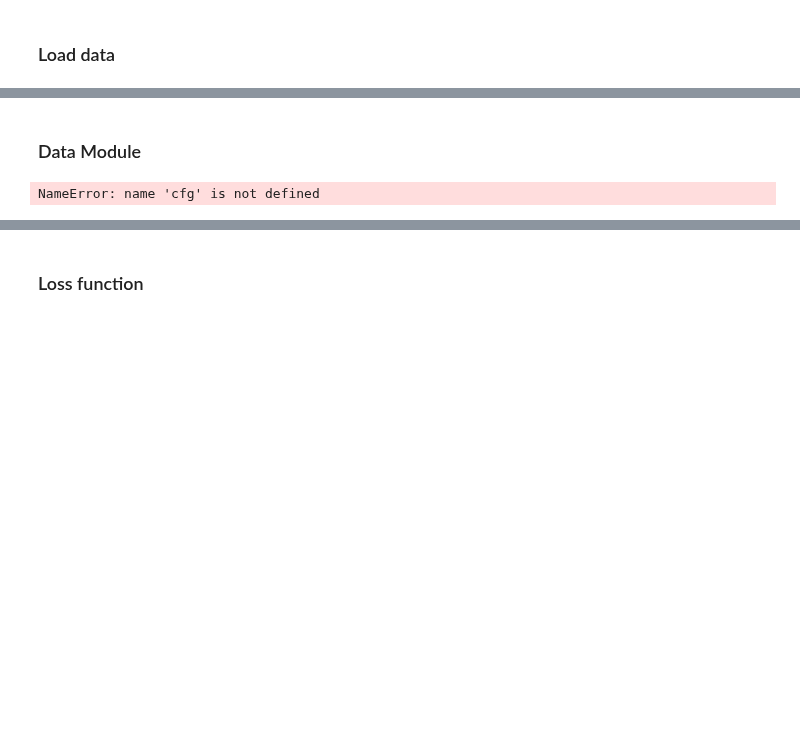
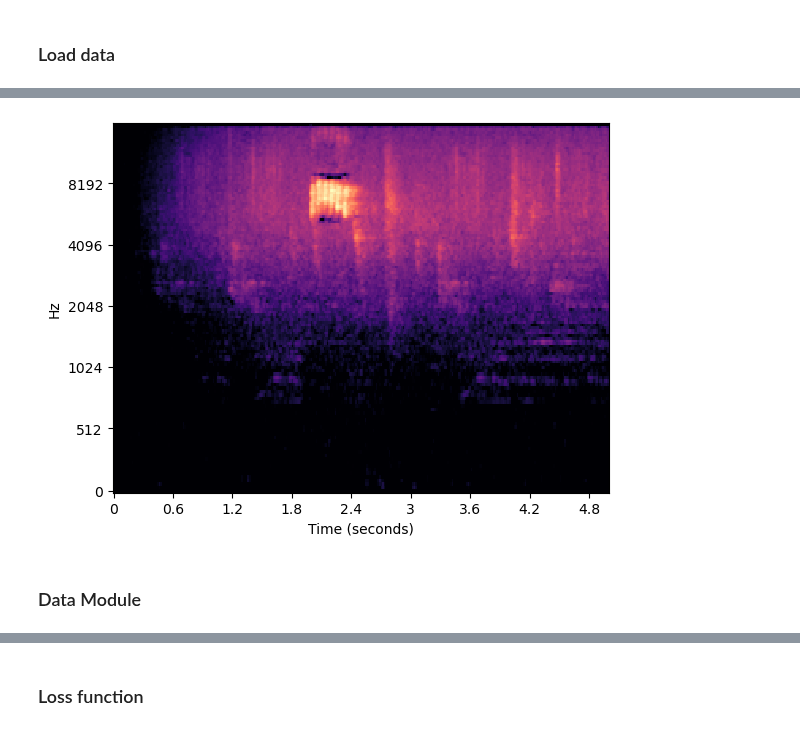
Before and after one commit to rosulucian/deep_learning_playground, a Jupyter notebook: kaggle/BIRD/train.ipynb, the cells around one changed output, grey strips where cells are left out. Drawn from its saved outputs; the diff is of its cells as text; code cells hidden in the pictures; blank space fills up the shorter version.

```diff
--- a/kaggle/BIRD/train.ipynb
+++ b/kaggle/BIRD/train.ipynb
@@ -204,2 +202,7 @@ plt.show()
+# %%
+librosa.display.specshow(spect[0].numpy(), y_axis="mel", x_axis='s', sr=CFG.SR)
+plt.show()
+# %% [output]
+[figure, added]
 # %% [markdown]
 ### Data Module
@@ -206,42 +258,40 @@ plt.show()
 # %%
-class spectro_datamodule(pl.LightningDataModule):
-    def __init__(self, train_df, val_df, cfg=CFG):
-        super().__init__()
+# class spectro_datamodule(pl.LightningDataModule):
+#     def __init__(self, train_df, val_df, cfg=CFG):
+#         super().__init__()
 
-        self.train_df = train_df
-        self.val_df = val_df
+#         self.train_df = train_df
+#         self.val_df = val_df
 
-        self.train_bs = cfg['BATCH_SIZE']
-        self.val_bs = cfg['BATCH_SIZE']
+#         self.train_bs = cfg.BATCH_SIZE
+#         self.val_bs = cfg.BATCH_SIZE
 
-        self.num_workers = cfg['num_workers']
+#         self.num_workers = cfg.num_workers
 
-    def train_dataloader(self):
-        train_ds = spectro_dataset(self.train_df, base_dir=cfg['spect_dir'], cols=vote_cols)
+#     def train_dataloader(self):
+#         train_ds = spectro_dataset(self.train_df, X, y)
 
-        train_loader = torch.utils.data.DataLoader(
-            train_ds,
-            batch_size=self.train_bs,
-            pin_memory=False,
-            drop_last=False,
-            shuffle=True,
-            num_workers=self.num_workers,
-        )
+#         train_loader = torch.utils.data.DataLoader(
+#             train_ds,
+#             batch_size=self.train_bs,
+#             pin_memory=False,
+#             drop_last=False,
+#             shuffle=True,
+#             num_workers=self.num_workers,
+#         )
 
-        return train_loader
+#         return train_loader
 
-    def val_dataloader(self):
-        val_ds = spectro_dataset(self.val_df, base_dir=cfg['spect_dir'], cols=vote_cols)
+#     def val_dataloader(self):
+#         val_ds = spectro_dataset(self.val_df, X, y)
 
-        val_loader = torch.utils.data.DataLoader(
-            val_ds,
-            batch_size=self.val_bs,
-            pin_memory=False,
-            drop_last=False,
-            shuffle=False,
-            num_workers=self.num_workers,
-        )
+#         val_loader = torch.utils.data.DataLoader(
+#             val_ds,
+#             batch_size=self.val_bs,
+#             pin_memory=False,
+#             drop_last=False,
+#             shuffle=False,
+#             num_workers=self.num_workers,
+#         )
 
-        return val_loader
+#         return val_loader
-# %% [output]
-NameError: name 'cfg' is not defined
```
Also changed, not shown: parts of 48 cells of this notebook, 2 other files.
